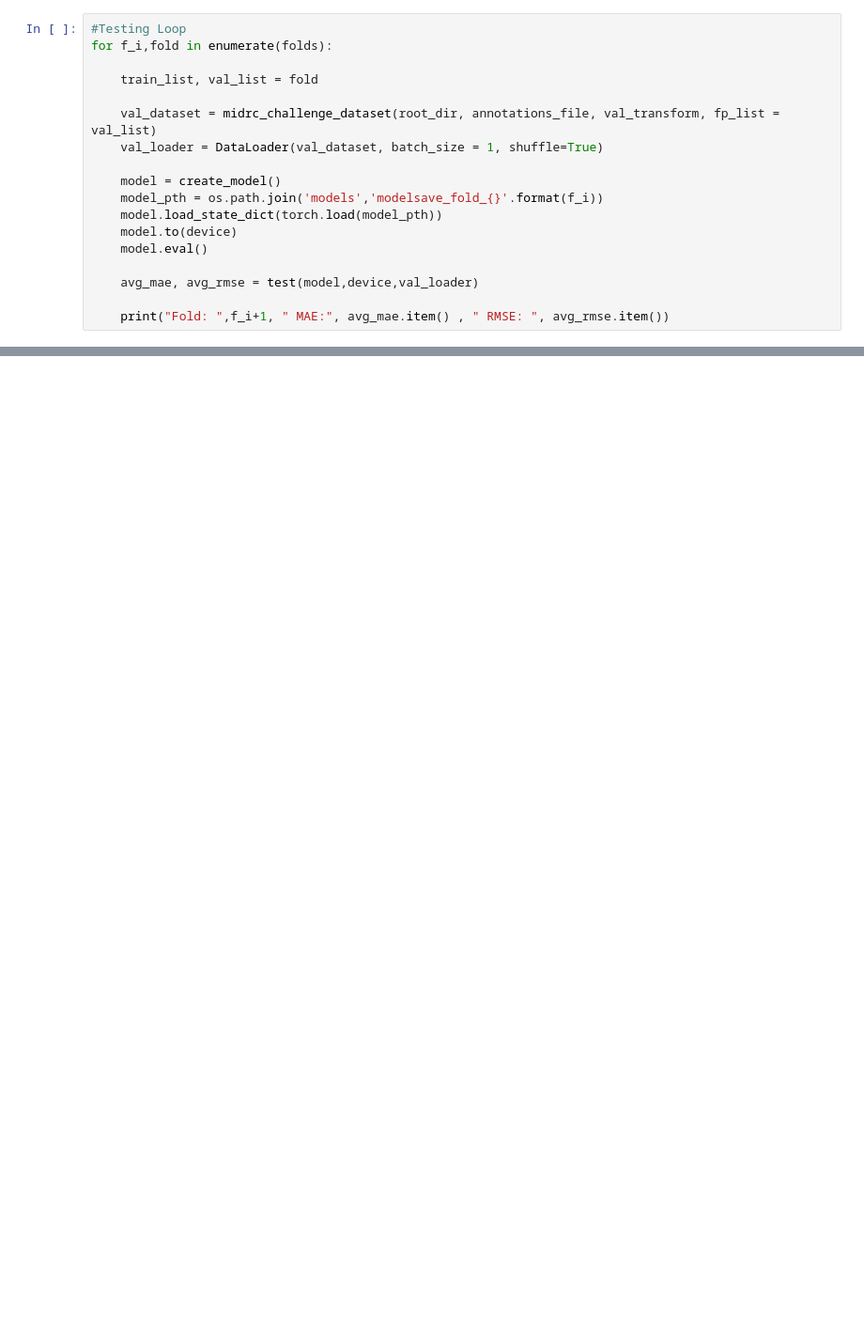
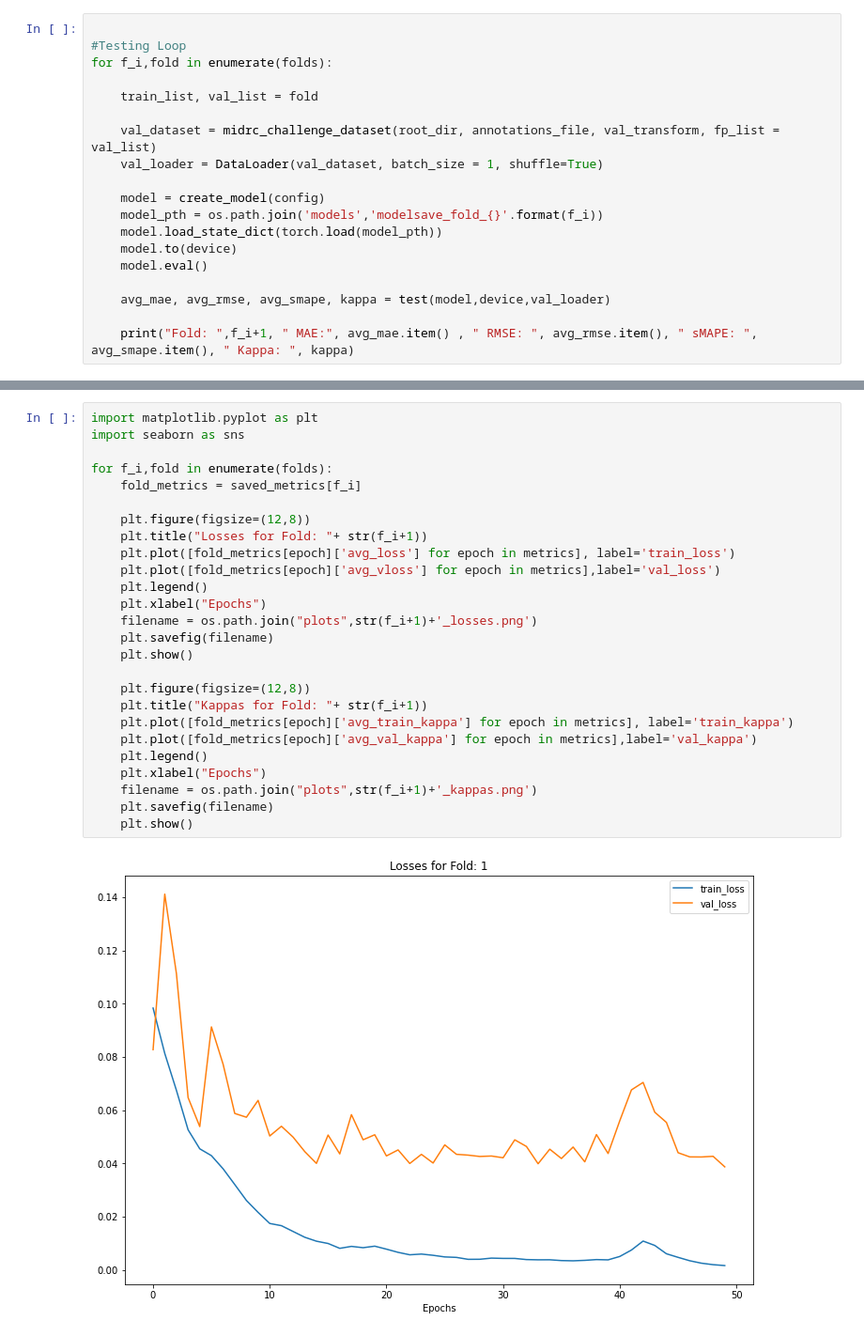
Before and after one commit to cgarchbold/midrc_challenge_2023, a Jupyter notebook: train.ipynb, the cells around one changed output, grey strips where cells are left out. Shown at 94% size. Cells and saved outputs as stored; diff of their text form; blank space fills up the shorter version.

Commit message:
Training with + without augmentation

```diff
--- a/train.ipynb
+++ b/train.ipynb
@@ -239,4 +227,5 @@ EPOCH 1:
 # %%
+
 #Testing Loop
 for f_i,fold in enumerate(folds):
 
@@ -245,13 +234,13 @@ for f_i,fold in enumerate(folds):
     val_dataset = midrc_challenge_dataset(root_dir, annotations_file, val_transform, fp_list = val_list)
     val_loader = DataLoader(val_dataset, batch_size = 1, shuffle=True)
 
-    model = create_model()
+    model = create_model(config)
     model_pth = os.path.join('models','modelsave_fold_{}'.format(f_i))
     model.load_state_dict(torch.load(model_pth))
     model.to(device)
     model.eval()
 
-    avg_mae, avg_rmse = test(model,device,val_loader)
+    avg_mae, avg_rmse, avg_smape, kappa = test(model,device,val_loader)
 
-    print("Fold: ",f_i+1, " MAE:", avg_mae.item() , " RMSE: ", avg_rmse.item())
+    print("Fold: ",f_i+1, " MAE:", avg_mae.item() , " RMSE: ", avg_rmse.item(), " sMAPE: ", avg_smape.item(), " Kappa: ", kappa)
 # %% [output]
@@ -262,0 +252,28 @@ Fold:  5  MAE: 4.741214752197266  RMSE:  6.251406192779541
+# %%
+import matplotlib.pyplot as plt
+import seaborn as sns
+
+for f_i,fold in enumerate(folds):
+    fold_metrics = saved_metrics[f_i]
+
+    plt.figure(figsize=(12,8))
+    plt.title("Losses for Fold: "+ str(f_i+1))
+    plt.plot([fold_metrics[epoch]['avg_loss'] for epoch in metrics], label='train_loss')
+    plt.plot([fold_metrics[epoch]['avg_vloss'] for epoch in metrics],label='val_loss')
+    plt.legend()
+    plt.xlabel("Epochs")
+    filename = os.path.join("plots",str(f_i+1)+'_losses.png')
+    plt.savefig(filename)
+    plt.show()
+
+    plt.figure(figsize=(12,8))
+    plt.title("Kappas for Fold: "+ str(f_i+1))
+    plt.plot([fold_metrics[epoch]['avg_train_kappa'] for epoch in metrics], label='train_kappa')
+    plt.plot([fold_metrics[epoch]['avg_val_kappa'] for epoch in metrics],label='val_kappa')
+    plt.legend()
+    plt.xlabel("Epochs")
+    filename = os.path.join("plots",str(f_i+1)+'_kappas.png')
+    plt.savefig(filename)
+    plt.show()
+# %% [output]
+[figure, added]
```
Also changed, not shown: parts of 6 cells of this notebook, 3 other files.
